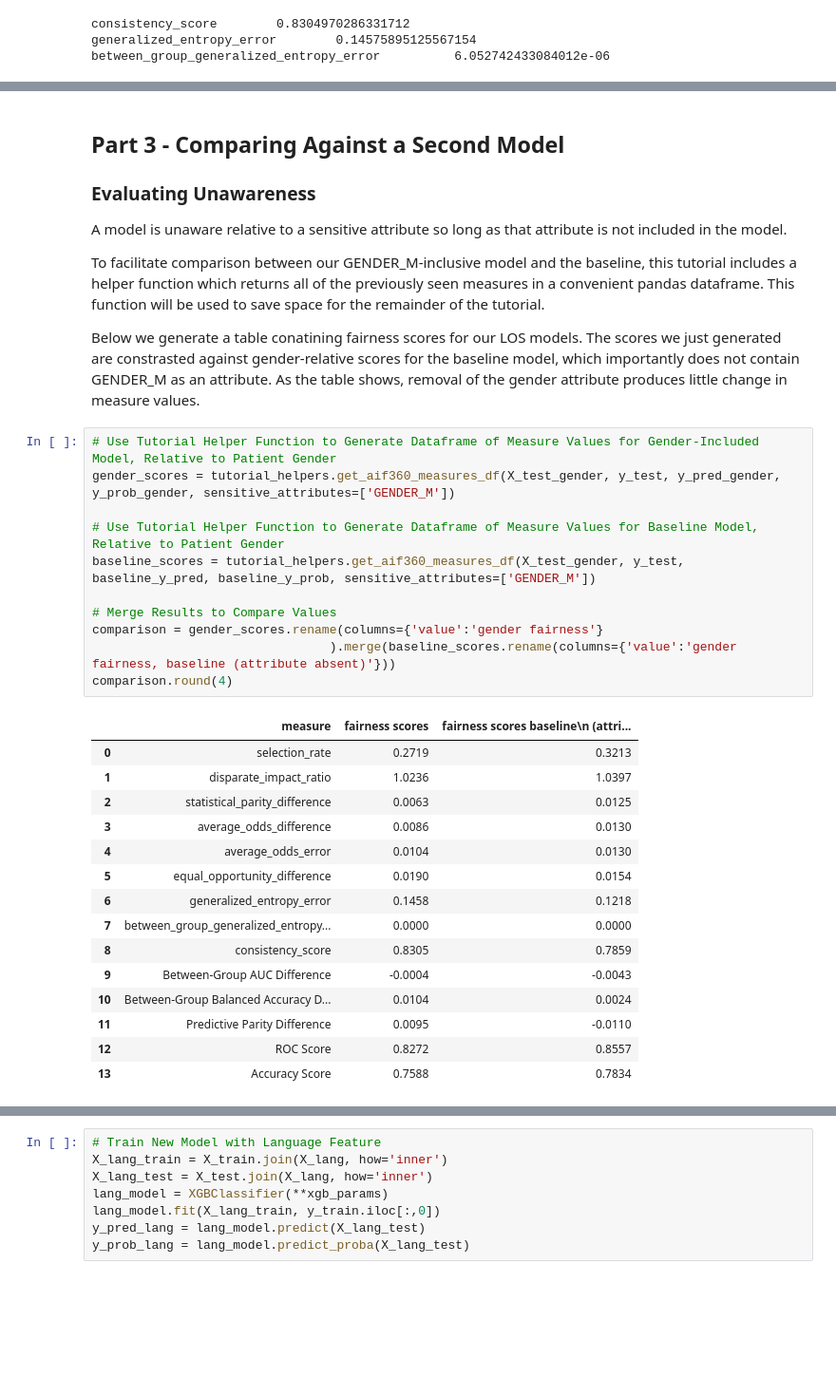
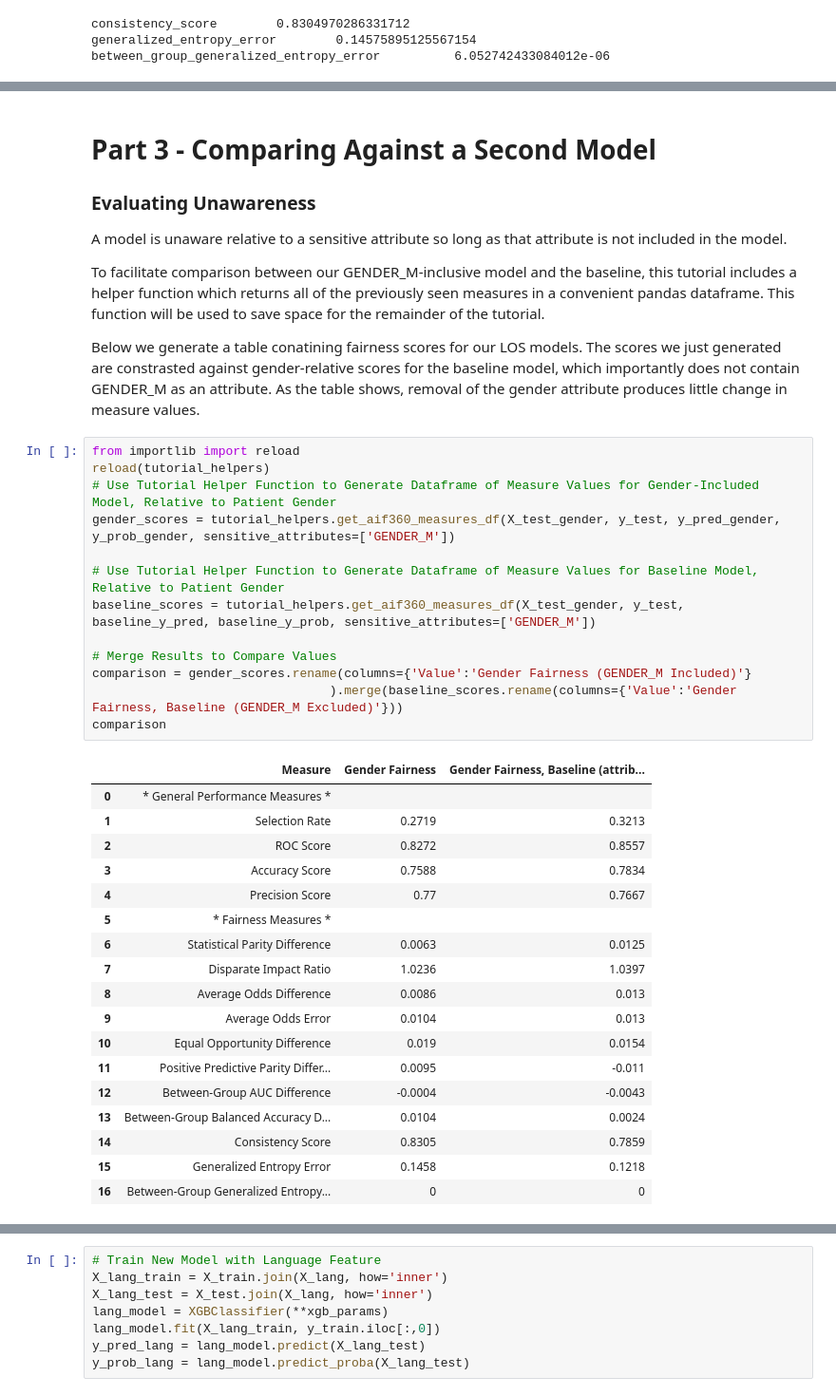
Before and after one commit to KenSciResearch/fairMLHealth, a Jupyter notebook: kdd_fairness_bias/kdd_fairness_in_healthcare_tutorial.ipynb, the cells around one changed output, grey strips where cells are left out. Shown at 95% size. Drawn from its saved outputs; the diff is of its cells as text; blank space fills up the shorter version.

```diff
--- a/kdd_fairness_bias/kdd_fairness_in_healthcare_tutorial.ipynb
+++ b/kdd_fairness_bias/kdd_fairness_in_healthcare_tutorial.ipynb
@@ -354,7 +390,7 @@ between_group_generalized_entropy_error          6.052742433084012e-06
 | | **Between-Group Generalized Entropy Error** | $GE(\hat{y}_i - y_i + 1) $ | 0 indicates fairness<br>(+) indicates unfairness |
 | | **Generalized Entropy Error** | $GE( [N_{unprivileged}*mean(Error_{unprivileged}), N_{privileged}*mean(Error_{privileged})] ) $ | 0 indicates fairness<br>(+) indicates unfairness |
 # %% [markdown]
-## Part 3 - Comparing Against a Second Model <a class="anchor" id="part3"></a>
+# Part 3 - Comparing Against a Second Model <a class="anchor" id="part3"></a>
 ### Evaluating Unawareness
 A model is unaware relative to a sensitive attribute so long as that attribute is not included in the model.
 
@@ -362,29 +398,34 @@ To facilitate comparison between our GENDER_M-inclusive model and the baseline,
 
 Below we generate a table conatining fairness scores for our LOS models. The scores we just generated are constrasted against gender-relative scores for the baseline model, which importantly does not contain GENDER_M as an attribute. As the table shows, removal of the gender attribute produces little change in measure values.
 # %%
+from importlib import reload
+reload(tutorial_helpers)
 # Use Tutorial Helper Function to Generate Dataframe of Measure Values for Gender-Included Model, Relative to Patient Gender
 gender_scores = tutorial_helpers.get_aif360_measures_df(X_test_gender, y_test, y_pred_gender, y_prob_gender, sensitive_attributes=['GENDER_M'])
 
 # Use Tutorial Helper Function to Generate Dataframe of Measure Values for Baseline Model, Relative to Patient Gender
 baseline_scores = tutorial_helpers.get_aif360_measures_df(X_test_gender, y_test, baseline_y_pred, baseline_y_prob, sensitive_attributes=['GENDER_M'])
 
 # Merge Results to Compare Values
-comparison = gender_scores.rename(columns={'value':'gender fairness'}
-                                ).merge(baseline_scores.rename(columns={'value':'gender fairness, baseline (attribute absent)'}))
-comparison.round(4)
+comparison = gender_scores.rename(columns={'Value':'Gender Fairness (GENDER_M Included)'}
+                                ).merge(baseline_scores.rename(columns={'Value':'Gender Fairness, Baseline (GENDER_M Excluded)'}))
+comparison
 # %% [output]
-|  | measure | fairness scores | fairness scores baseline\n (attri... |
-| 0 | selection_rate | 0.2719 | 0.3213 |
-| 1 | disparate_impact_ratio | 1.0236 | 1.0397 |
-| 2 | statistical_parity_difference | 0.0063 | 0.0125 |
-| 3 | average_odds_difference | 0.0086 | 0.0130 |
-| 4 | average_odds_error | 0.0104 | 0.0130 |
-| 5 | equal_opportunity_difference | 0.0190 | 0.0154 |
-| 6 | generalized_entropy_error | 0.1458 | 0.1218 |
-| 7 | between_group_generalized_entropy... | 0.0000 | 0.0000 |
-| 8 | consistency_score | 0.8305 | 0.7859 |
-| 9 | Between-Group AUC Difference | -0.0004 | -0.0043 |
-| 10 | Between-Group Balanced Accuracy D... | 0.0104 | 0.0024 |
-| 11 | Predictive Parity Difference | 0.0095 | -0.0110 |
-| 12 | ROC Score | 0.8272 | 0.8557 |
-| 13 | Accuracy Score | 0.7588 | 0.7834 |
+|  | Measure | Gender Fairness | Gender Fairness, Baseline (attrib... |
+| 0 | * General Performance Measures * |  |  |
+| 1 | Selection Rate | 0.2719 | 0.3213 |
+| 2 | ROC Score | 0.8272 | 0.8557 |
+| 3 | Accuracy Score | 0.7588 | 0.7834 |
+| 4 | Precision Score | 0.77 | 0.7667 |
+| 5 | * Fairness Measures * |  |  |
+| 6 | Statistical Parity Difference | 0.0063 | 0.0125 |
+| 7 | Disparate Impact Ratio | 1.0236 | 1.0397 |
+| 8 | Average Odds Difference | 0.0086 | 0.013 |
+| 9 | Average Odds Error | 0.0104 | 0.013 |
+| 10 | Equal Opportunity Difference | 0.019 | 0.0154 |
+| 11 | Positive Predictive Parity Differ... | 0.0095 | -0.011 |
+| 12 | Between-Group AUC Difference | -0.0004 | -0.0043 |
+| 13 | Between-Group Balanced Accuracy D... | 0.0104 | 0.0024 |
+| 14 | Consistency Score | 0.8305 | 0.7859 |
+| 15 | Generalized Entropy Error | 0.1458 | 0.1218 |
+| 16 | Between-Group Generalized Entropy... | 0 | 0 |
```
Also changed, not shown: parts of 27 cells of this notebook, 2 other files.
